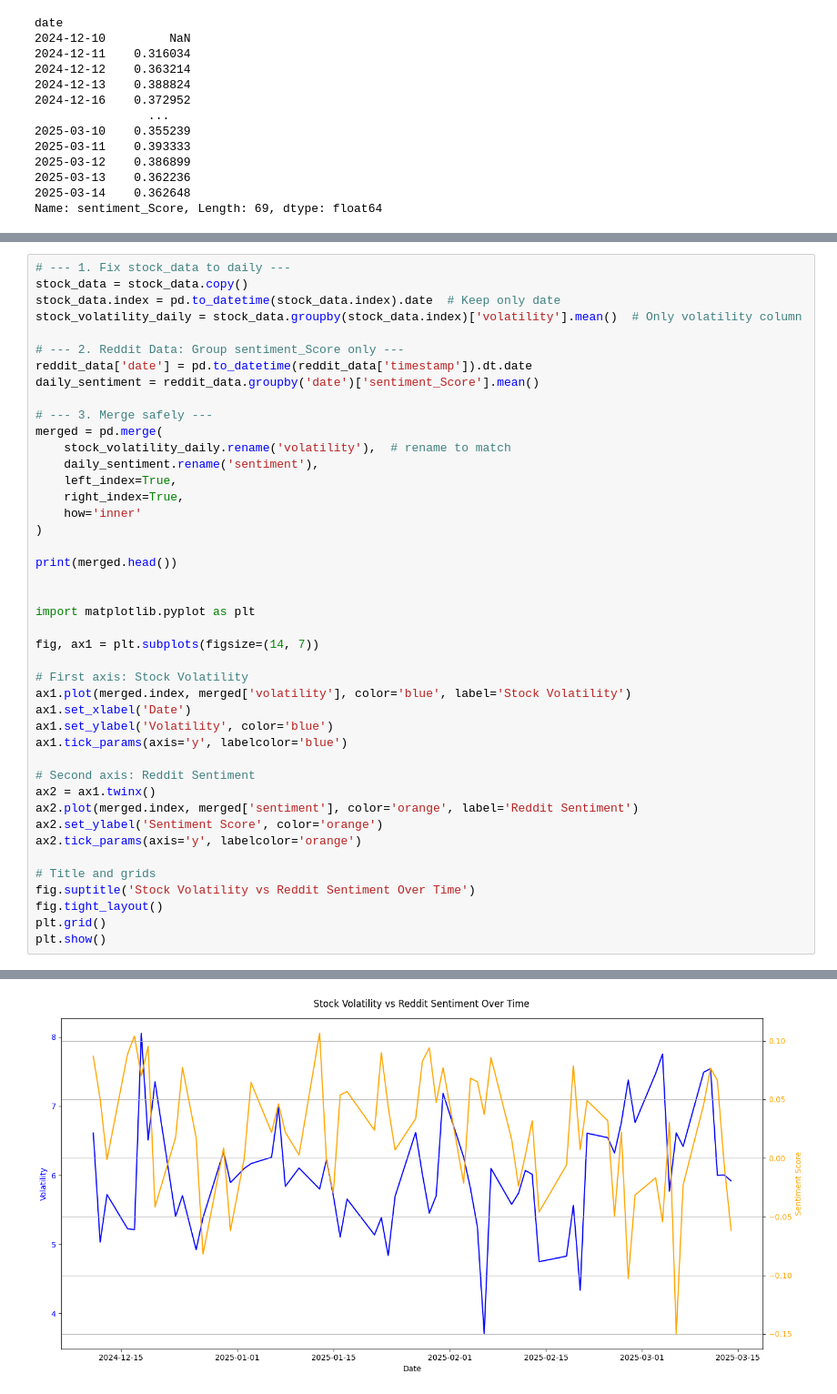
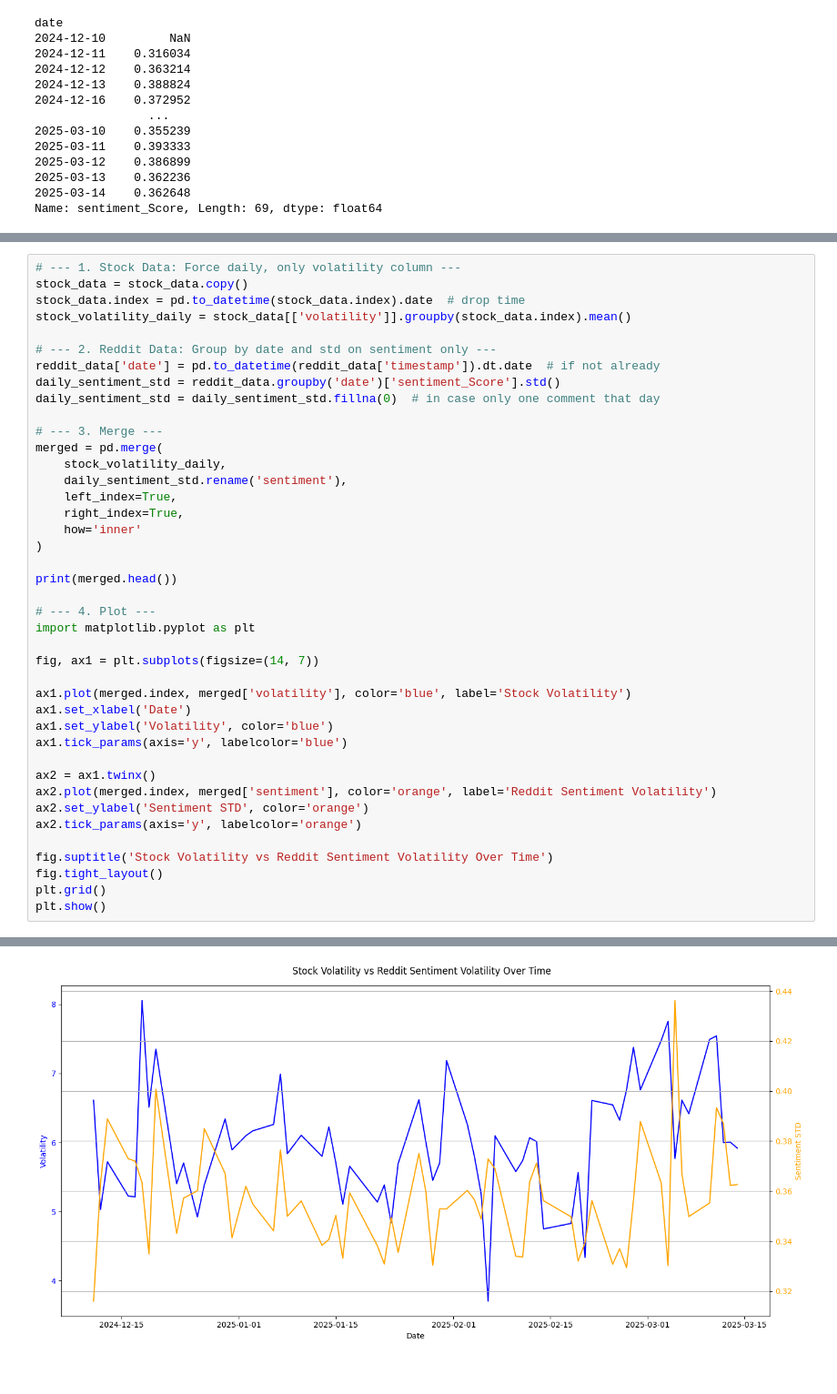
Before and after one commit to jenniferYeeee/NLP_Stock_Prediction, a Jupyter notebook: reddit_related/reddit_processor.ipynb, the cells around one changed output, grey strips where cells are left out. Shown: that part at 91% size. Drawn from its saved outputs; the diff is of its cells as text.

```diff
--- a/reddit_related/reddit_processor.ipynb
+++ b/reddit_related/reddit_processor.ipynb
@@ -180,17 +179,18 @@ reddit_data
 # %%
-# --- 1. Fix stock_data to daily ---
+# --- 1. Stock Data: Force daily, only volatility column ---
 stock_data = stock_data.copy()
-stock_data.index = pd.to_datetime(stock_data.index).date  # Keep only date
-stock_volatility_daily = stock_data.groupby(stock_data.index)['volatility'].mean()  # Only volatility column
+stock_data.index = pd.to_datetime(stock_data.index).date  # drop time
+stock_volatility_daily = stock_data[['volatility']].groupby(stock_data.index).mean()
 
-# --- 2. Reddit Data: Group sentiment_Score only ---
-reddit_data['date'] = pd.to_datetime(reddit_data['timestamp']).dt.date
-daily_sentiment = reddit_data.groupby('date')['sentiment_Score'].mean()
+# --- 2. Reddit Data: Group by date and std on sentiment only ---
+reddit_data['date'] = pd.to_datetime(reddit_data['timestamp']).dt.date  # if not already
+daily_sentiment_std = reddit_data.groupby('date')['sentiment_Score'].std()
+daily_sentiment_std = daily_sentiment_std.fillna(0)  # in case only one comment that day
 
-# --- 3. Merge safely ---
+# --- 3. Merge ---
 merged = pd.merge(
-    stock_volatility_daily.rename('volatility'),  # rename to match
-    daily_sentiment.rename('sentiment'),
+    stock_volatility_daily,
+    daily_sentiment_std.rename('sentiment'),
     left_index=True,
     right_index=True,
     how='inner'
@@ -198,25 +198,22 @@ merged = pd.merge(
 
 print(merged.head())
 
-
+# --- 4. Plot ---
 import matplotlib.pyplot as plt
 
 fig, ax1 = plt.subplots(figsize=(14, 7))
 
-# First axis: Stock Volatility
 ax1.plot(merged.index, merged['volatility'], color='blue', label='Stock Volatility')
 ax1.set_xlabel('Date')
 ax1.set_ylabel('Volatility', color='blue')
 ax1.tick_params(axis='y', labelcolor='blue')
 
-# Second axis: Reddit Sentiment
 ax2 = ax1.twinx()
-ax2.plot(merged.index, merged['sentiment'], color='orange', label='Reddit Sentiment')
-ax2.set_ylabel('Sentiment Score', color='orange')
+ax2.plot(merged.index, merged['sentiment'], color='orange', label='Reddit Sentiment Volatility')
+ax2.set_ylabel('Sentiment STD', color='orange')
 ax2.tick_params(axis='y', labelcolor='orange')
 
-# Title and grids
-fig.suptitle('Stock Volatility vs Reddit Sentiment Over Time')
+fig.suptitle('Stock Volatility vs Reddit Sentiment Volatility Over Time')
 fig.tight_layout()
 plt.grid()
 plt.show()
@@ -230 +227 @@ plt.show()
-[figure, old version]
+[figure, new version]
```
Also changed, not shown: parts of 5 cells of this notebook, 1 other file.
